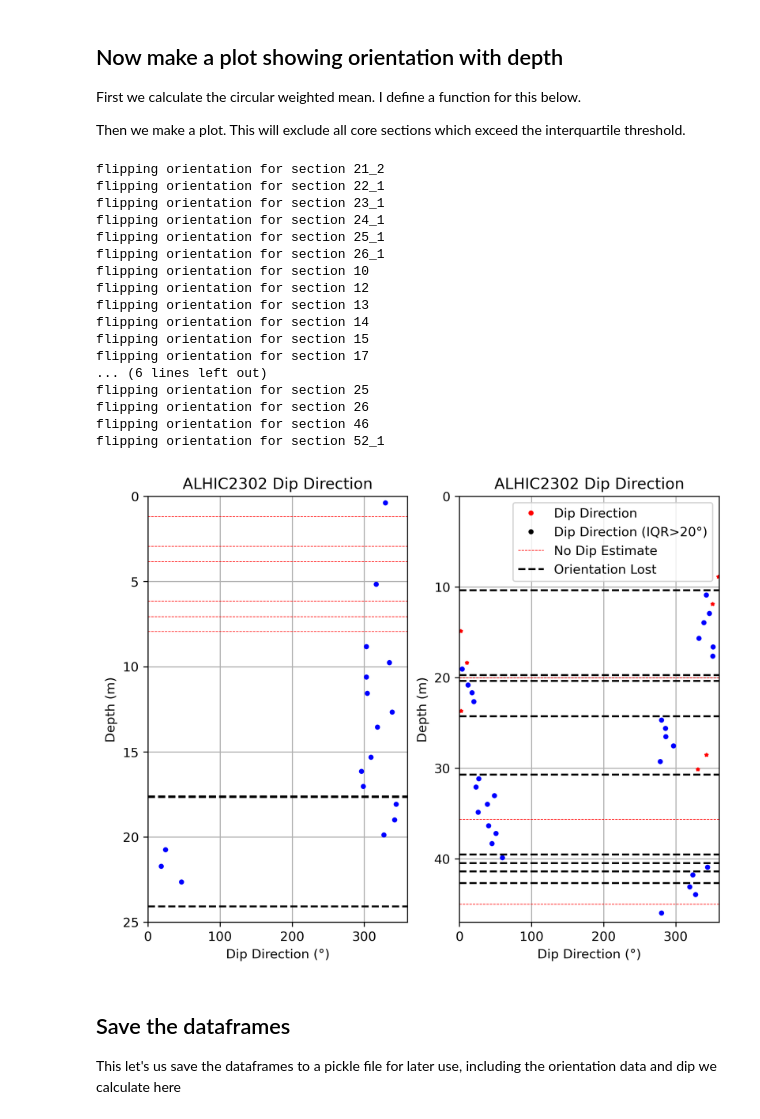
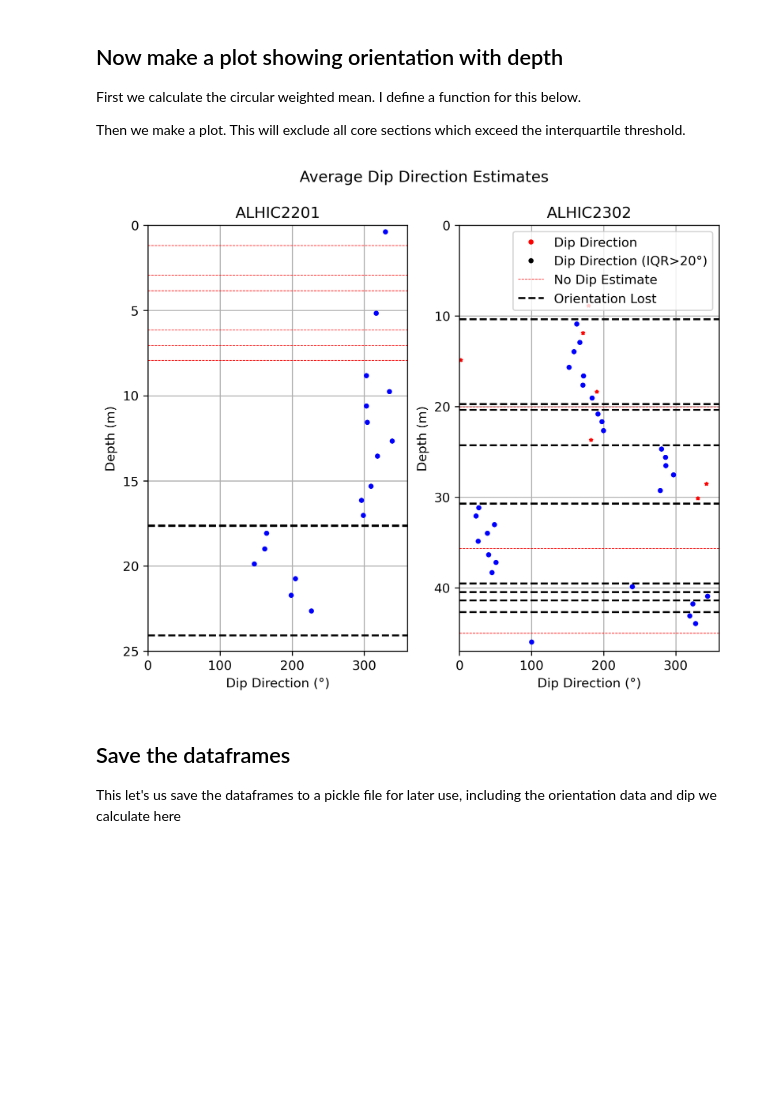
Before and after one commit to liamkirkpatrick/3d_ecm, a Jupyter notebook: scripts/layer_orientations/orientation_plots.ipynb, the cells around one changed output. Cells and saved outputs as stored; diff of their text form; code cells hidden in the pictures; blank space fills up the shorter version.

Commit message:
working on correcting dip angles

```diff
--- a/scripts/layer_orientations/orientation_plots.ipynb
+++ b/scripts/layer_orientations/orientation_plots.ipynb
@@ -33,3 +40,11 @@ alhic2201 = pd.read_pickle(path_to_angles+'alhic2201_angles.df')
+# %%
+# multiply all angles in 'AC-l-angles' by -1 in alhic2302
+for index,row in alhic2302.iterrows():
+    alhic2302.at[index,'AC-l-angles'] = list(map(lambda x: x * -1, row['AC-l-angles']))
+
+# multiply all angles in 'AC-t-angles' by -1 in alhic2201
+for index,row in alhic2201.iterrows():
+    alhic2201.at[index,'AC-t-angles'] = list(map(lambda x: x * -1, row['AC-t-angles']))
 # %% [markdown]
 ## Calculate True Angle Orientations
 # %%
@@ -372,13 +428,12 @@ for a in ax:
     a.set_ylabel('Depth (m)')
     a.set_xlabel('Dip Direction (°)')
     a.grid(True)
-    a.set_title('ALHIC2302 Dip Direction')
     a.set_xlim(0,360)
 
 ax[0].set_ylim(25,0)
 ax[1].set_ylim(47,0)
 
-def plot_dip_directions(df, ax, core_breaks, threshold):
+def plot_dip_directions(df, ax, core_breaks, threshold,core):
     # plot dip directions
     for index, row in df.iterrows():
         # pull out values
@@ -389,58 +444,46 @@ def plot_dip_directions(df, ax, core_breaks, threshold):
         dir = row['dip-direction-mean']
 
         # check for nan
         if np.isnan(dip):
             ax.plot([0, 360], [d, d], 'r--', linewidth=0.5)
         else:
 
-            # flip if dip is negative
-            if dip < 0:
-                orientation = (row['dip-direction-mean'] + 180) % 360
-            else:
-                orientation = row['dip-direction-mean']
+            # # flip if dip is negative
+            # NOW MOVED ABOVE
+            # if dip < 0:
+            #     orientation = (row['dip-direction-mean'] + 180) % 360
+            # else:
+            #     orientation = row['dip-direction-mean']
 
             # check if exceeding value
             if abs(q3 - q1) < threshold:
                 ax.plot(row['dip-direction-mean'], d, 'bo', markersize=3)
             else:
                 ax.plot(row['dip-direction-mean'], d, 'r*', markersize=3)
 
     # plot core breaks
     for b in core_breaks:
         ax.plot([0, 360], [b, b], 'k--')
 
+    # add title
+    ax.set_title(core)
+
 # Apply the function to both dataframes
-plot_dip_directions(alhic2201, ax[0], alhic2201_breaks, threshold)
-plot_dip_directions(alhic2302, ax[1], alhic2302_breaks, threshold)
+plot_dip_directions(alhic2201, ax[0], alhic2201_breaks, threshold,'ALHIC2201')
+plot_dip_directions(alhic2302, ax[1], alhic2302_breaks, threshold,'ALHIC2302')
 
 # add legend (to right subplot only)
 ax[1].plot([],[],'ro',markersize=3,label='Dip Direction')
 ax[1].plot([],[],'ko',markersize=3,label='Dip Direction (IQR>20°)')
 ax[1].plot([],[],'r--',linewidth=0.5,label='No Dip Estimate')
 ax[1].plot([],[],'k--',label='Orientation Lost')
 ax[1].legend(loc = 'upper right')
+fig.suptitle('Average Dip Direction Estimates')
 
 # save figure
 plt.savefig(path_to_figures+'/dip_direction.png')
 # %% [output]
-flipping orientation for section 21_2
-flipping orientation for section 22_1
-flipping orientation for section 23_1
-flipping orientation for section 24_1
-flipping orientation for section 25_1
-flipping orientation for section 26_1
-flipping orientation for section 10
-flipping orientation for section 12
-flipping orientation for section 13
-flipping orientation for section 14
-flipping orientation for section 15
-flipping orientation for section 17
-... (6 lines left out)
-flipping orientation for section 25
-flipping orientation for section 26
-flipping orientation for section 46
-flipping orientation for section 52_1
-[figure, old version]
+[figure, new version]
 # %% [markdown]
 ## Save the dataframes
 
```
Also changed, not shown: parts of 11 cells of this notebook, 14 other files.
